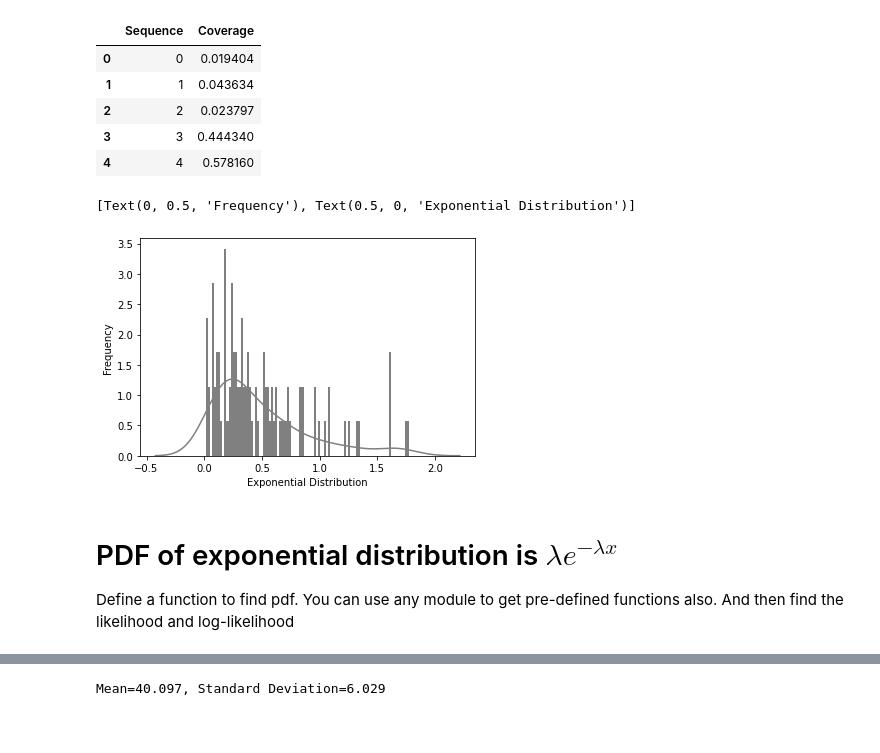
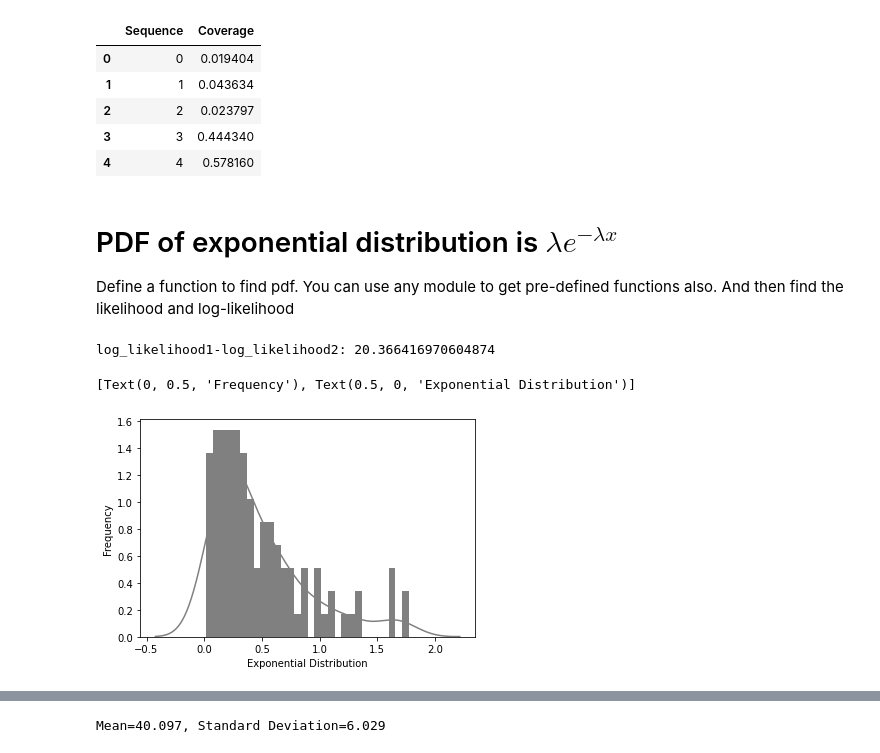
Before and after one commit to sreyadhar/Python-Programming, a Jupyter notebook: DS_L4_22_Apr_Assignment_ipynb_txt.ipynb, the cells around one changed output, grey strips where cells are left out. Cells and saved outputs as stored; diff of their text form; code cells hidden in the pictures; blank space fills up the shorter version.

```diff
--- a/DS_L4_22_Apr_Assignment_ipynb_txt.ipynb
+++ b/DS_L4_22_Apr_Assignment_ipynb_txt.ipynb
@@ -24,21 +24,36 @@ data.head(5)
 | 2 | 2 | 0.023797 |
 | 3 | 3 | 0.444340 |
 | 4 | 4 | 0.578160 |
-# %%
-from scipy.stats import expon
-# data_expon_1 = expon.rvs(scale=1,loc=0,size=1000)
-ax = sns.distplot(data['Coverage'].values,
-                  kde=True,
-                  bins=100,
-                  color='grey',
-                  hist_kws={"linewidth": 15,'alpha':1})
-ax.set(xlabel='Exponential Distribution', ylabel='Frequency')
-# %% [output]
-[Text(0, 0.5, 'Frequency'), Text(0.5, 0, 'Exponential Distribution')]
-[figure, removed]
 # %% [markdown]
 # PDF of exponential distribution is $\lambda e^{-\lambda x}$
 Define a function to find pdf. You can use any module to get pre-defined functions also. And then find the likelihood and log-likelihood
+# %%
+def pdf_exp(lam,x):
+  return lam*np.exp(-lam*x)
+
+likelihood1=1
+likelihood2=1
+
+for a in data['Coverage'].values[:]:
+  likelihood1 = likelihood1 * pdf_exp(lam=2,x=a)
+  likelihood2 = likelihood2 * pdf_exp(lam=1,x=a)
+log_likelihood1=np.log(likelihood1)
+log_likelihood2=np.log(likelihood2)
+print('log_likelihood1-log_likelihood2:', log_likelihood1-log_likelihood2)
+# %% [output]
+log_likelihood1-log_likelihood2: 20.366416970604874
+# %%
+from scipy.stats import expon
+# data_expon_1 = expon.rvs(scale=1,loc=0,size=1000)
+ax = sns.distplot(data['Coverage'].values,
+                  kde=True,
+                  bins=30,
+                  color='grey',
+                  hist_kws={"linewidth": 15,'alpha':1})
+ax.set(xlabel='Exponential Distribution', ylabel='Frequency')
+# %% [output]
+[Text(0, 0.5, 'Frequency'), Text(0.5, 0, 'Exponential Distribution')]
+[figure, added]
 # %%
 import numpy as np
 from numpy import exp
```
Also changed, not shown: parts of 4 cells of this notebook.
